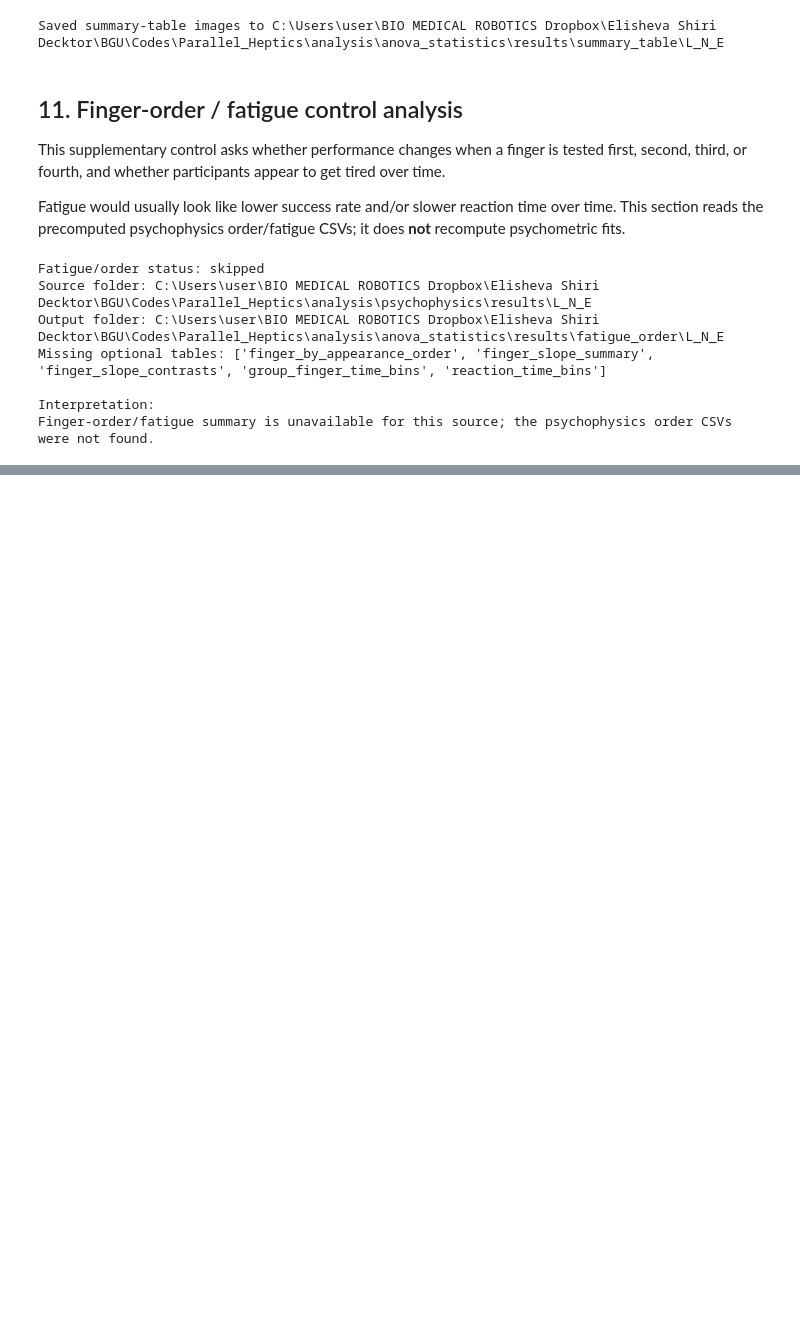
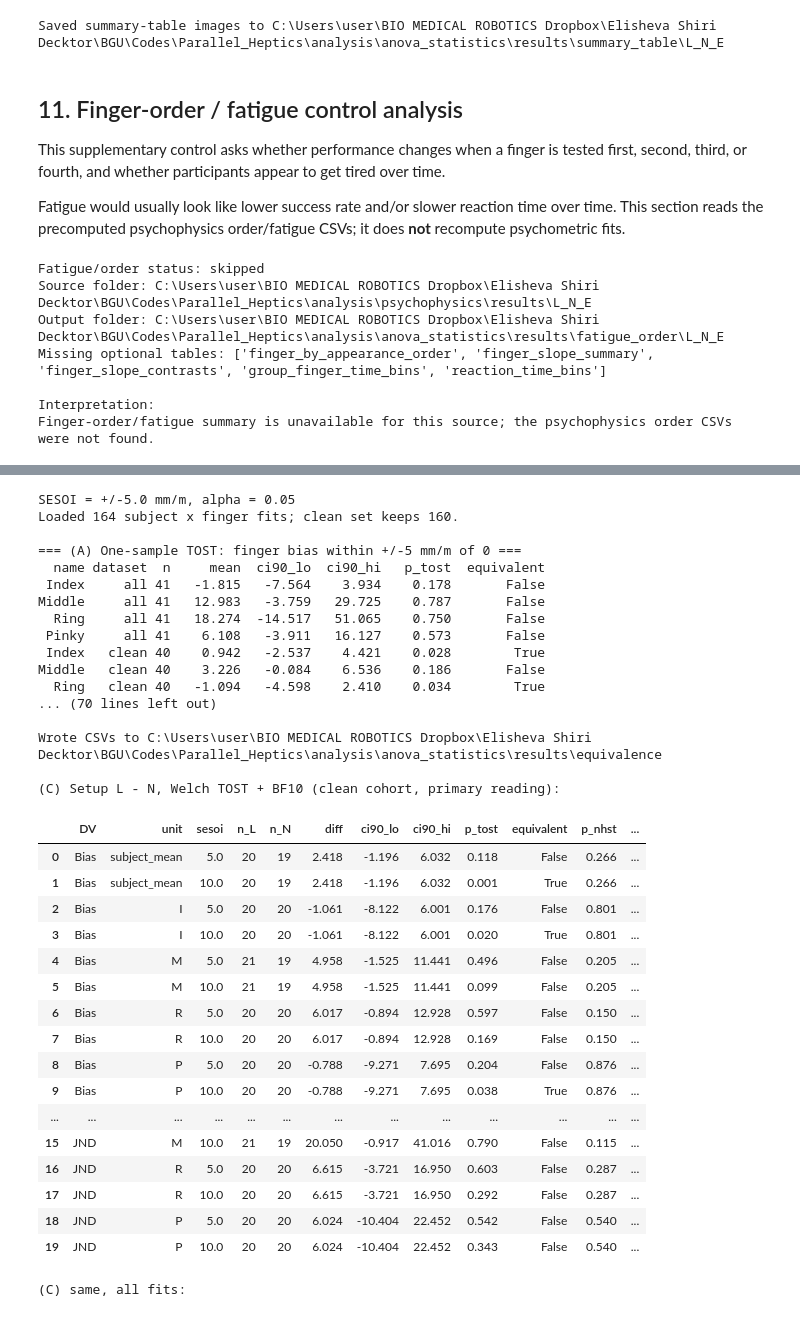
Before and after one commit to Elisheva-Shiri/Parallel_Heptics, a Jupyter notebook: analysis/anova_statistics/anova_statistics.ipynb, the cells around one changed output, grey strips where cells are left out. Cells and saved outputs as stored; diff of their text form; code cells hidden in the pictures; blank space fills up the shorter version.

```diff
--- a/analysis/anova_statistics/anova_statistics.ipynb
+++ b/analysis/anova_statistics/anova_statistics.ipynb
@@ -970,0 +995,53 @@ Finger-order/fatigue summary is unavailable for this source; the psychophysics o
+# %%
+# Equivalence tests (TOST). Reads the per-subject PSE/JND CSVs written by the
+# one-way section, so run sections 1-3 first (or the full pipeline).
+import importlib
+import tost_equivalence as T
+T = importlib.reload(T)
+tost = T.run()
+
+from IPython.display import display
+pd.set_option("display.width", 200)
+print("\n(C) Setup L - N, Welch TOST + BF10 (clean cohort, primary reading):")
+setup = tost["setup"]
+cols = ["DV", "unit", "sesoi", "n_L", "n_N", "diff", "ci90_lo", "ci90_hi",
+        "p_tost", "equivalent", "p_nhst", "BF10", "outcome"]
+display(setup.loc[setup["dataset"] == "clean", cols].round(3).reset_index(drop=True))
+print("\n(C) same, all fits:")
+display(setup.loc[setup["dataset"] == "all", cols].round(3).reset_index(drop=True))
+# %% [output]
+SESOI = +/-5.0 mm/m, alpha = 0.05
+Loaded 164 subject x finger fits; clean set keeps 160.
+
+=== (A) One-sample TOST: finger bias within +/-5 mm/m of 0 ===
+  name dataset  n     mean  ci90_lo  ci90_hi   p_tost  equivalent
+ Index     all 41   -1.815   -7.564    3.934    0.178       False
+Middle     all 41   12.983   -3.759   29.725    0.787       False
+  Ring     all 41   18.274  -14.517   51.065    0.750       False
+ Pinky     all 41    6.108   -3.911   16.127    0.573       False
+ Index   clean 40    0.942   -2.537    4.421    0.028        True
+Middle   clean 40    3.226   -0.084    6.536    0.186       False
+  Ring   clean 40   -1.094   -4.598    2.410    0.034        True
+... (70 lines left out)
+
+Wrote CSVs to C:\Users\user\BIO MEDICAL ROBOTICS Dropbox\Elisheva Shiri Decktor\BGU\Codes\Parallel_Heptics\analysis\anova_statistics\results\equivalence
+
+(C) Setup L - N, Welch TOST + BF10 (clean cohort, primary reading):
+|  | DV | unit | sesoi | n_L | n_N | diff | ci90_lo | ci90_hi | p_tost | equivalent | p_nhst | ... |
+| 0 | Bias | subject_mean | 5.0 | 20 | 19 | 2.418 | -1.196 | 6.032 | 0.118 | False | 0.266 | ... |
+| 1 | Bias | subject_mean | 10.0 | 20 | 19 | 2.418 | -1.196 | 6.032 | 0.001 | True | 0.266 | ... |
+| 2 | Bias | I | 5.0 | 20 | 20 | -1.061 | -8.122 | 6.001 | 0.176 | False | 0.801 | ... |
+| 3 | Bias | I | 10.0 | 20 | 20 | -1.061 | -8.122 | 6.001 | 0.020 | True | 0.801 | ... |
+| 4 | Bias | M | 5.0 | 21 | 19 | 4.958 | -1.525 | 11.441 | 0.496 | False | 0.205 | ... |
+| 5 | Bias | M | 10.0 | 21 | 19 | 4.958 | -1.525 | 11.441 | 0.099 | False | 0.205 | ... |
+| 6 | Bias | R | 5.0 | 20 | 20 | 6.017 | -0.894 | 12.928 | 0.597 | False | 0.150 | ... |
+| 7 | Bias | R | 10.0 | 20 | 20 | 6.017 | -0.894 | 12.928 | 0.169 | False | 0.150 | ... |
+| 8 | Bias | P | 5.0 | 20 | 20 | -0.788 | -9.271 | 7.695 | 0.204 | False | 0.876 | ... |
+| 9 | Bias | P | 10.0 | 20 | 20 | -0.788 | -9.271 | 7.695 | 0.038 | True | 0.876 | ... |
+| ... | ... | ... | ... | ... | ... | ... | ... | ... | ... | ... | ... | ... |
+| 15 | JND | M | 10.0 | 21 | 19 | 20.050 | -0.917 | 41.016 | 0.790 | False | 0.115 | ... |
+| 16 | JND | R | 5.0 | 20 | 20 | 6.615 | -3.721 | 16.950 | 0.603 | False | 0.287 | ... |
+| 17 | JND | R | 10.0 | 20 | 20 | 6.615 | -3.721 | 16.950 | 0.292 | False | 0.287 | ... |
+| 18 | JND | P | 5.0 | 20 | 20 | 6.024 | -10.404 | 22.452 | 0.542 | False | 0.540 | ... |
+| 19 | JND | P | 10.0 | 20 | 20 | 6.024 | -10.404 | 22.452 | 0.343 | False | 0.540 | ... |
+(C) same, all fits:
```
Also changed, not shown: parts of 4 cells of this notebook, 3 other files.
